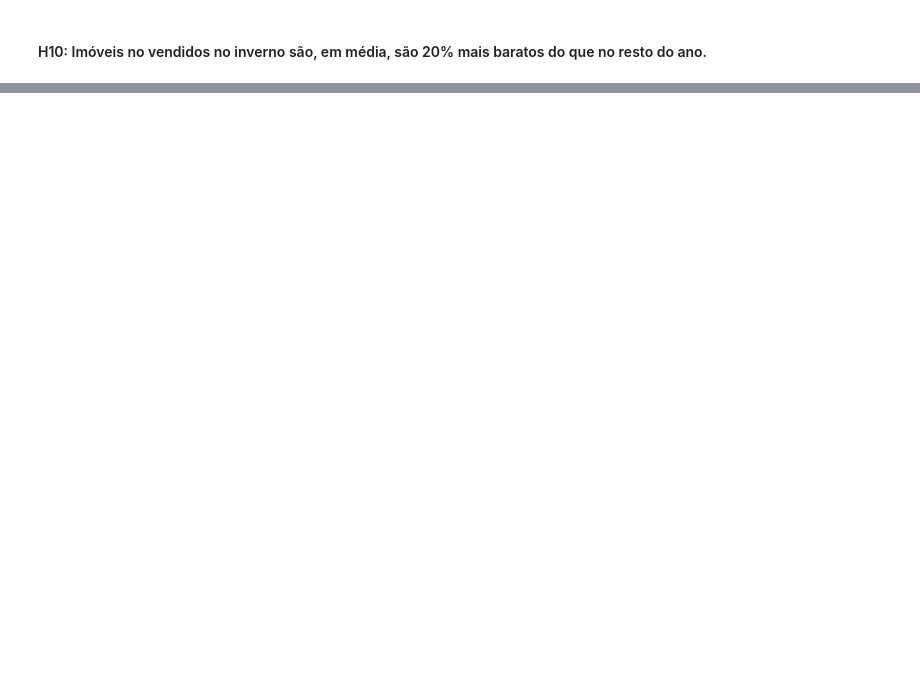
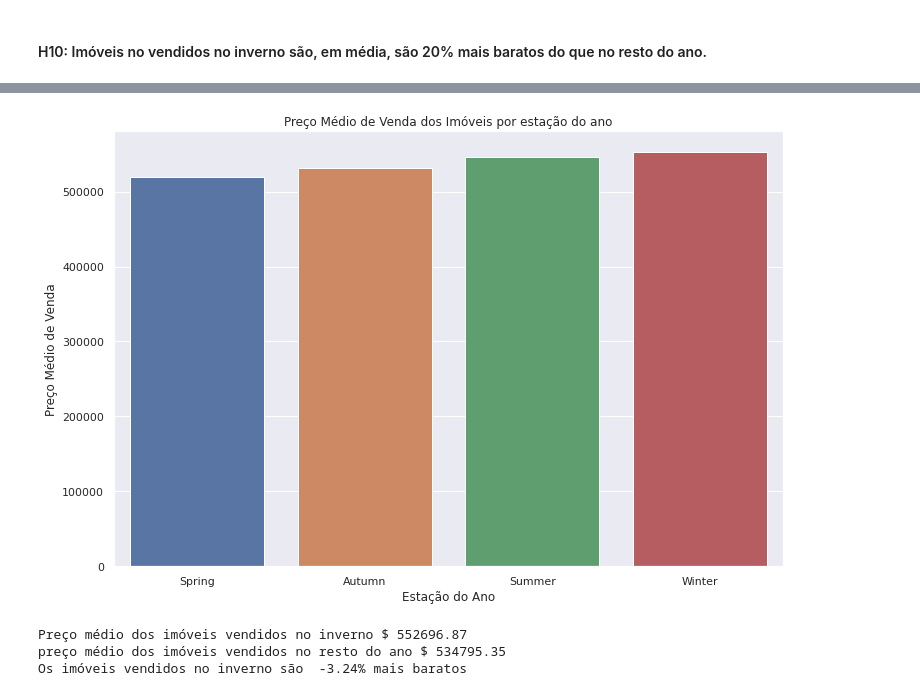
Before and after one commit to PedroFerraresi/houserocket, a Jupyter notebook: notebooks/pf_v2.0.ipynb, the cells around one changed output, grey strips where cells are left out. Saved outputs shown, nothing was run; the diff lists cells and outputs as text; code cells hidden in the pictures; blank space fills up the shorter version.

```diff
--- a/notebooks/pf_v2.0.ipynb
+++ b/notebooks/pf_v2.0.ipynb
@@ -521,0 +615,19 @@ ax = ax.set(
+# %%
+df_summer = df1.loc[ (df1['date'].dt.month >= 6) & (df1['date'].dt.month <= 8), : ]
+df_autumn = df1.loc[ (df1['date'].dt.month >= 9) & (df1['date'].dt.month <= 11), : ]
+df_spring = df1.loc[ (df1['date'].dt.month <= 2) | (df1['date'].dt.month >= 12), : ]
+df_winter = df1.loc[ (df1['date'].dt.month >= 3) & (df1['date'].dt.month <= 5), : ]
+
+mean_price_summer = round(df_summer.loc[:, 'price'].mean(), 2)
+mean_price_autumn = round(df_autumn.loc[:, 'price'].mean(), 2)
+mean_price_spring = round(df_spring.loc[:, 'price'].mean(), 2)
+mean_price_winter = round(df_winter.loc[:, 'price'].mean(), 2)
+
+df_season = pd.DataFrame([
+    {'season': 'Summer', 'mean_price': mean_price_summer},
+    {'season': 'Autumn', 'mean_price': mean_price_autumn},
+    {'season': 'Spring', 'mean_price': mean_price_spring},
+    {'season': 'Winter', 'mean_price': mean_price_winter},
+]).sort_values('mean_price')
+
+df_season
@@ -521,0 +640,28 @@ ax = ax.set(
+# %%
+ax = sns.barplot(
+    data = df_season,
+    x = 'season',
+    y = 'mean_price',
+)
+
+ax = ax.set(
+    xlabel = 'Estação do Ano',
+    ylabel = 'Preço Médio de Venda',
+    title = 'Preço Médio de Venda dos Imóveis por estação do ano',
+)
+# %% [output]
+[figure, added]
+# %%
+df_winter = df1.loc[ (df1['date'].dt.month >= 3) & (df1['date'].dt.month <= 5), : ]
+df_not_winter = df1.loc[ ~((df1['date'].dt.month >= 3) & (df1['date'].dt.month <= 5)), : ]
+
+mean_price_not_winter = round(df_not_winter.loc[:, 'price'].mean(), 2)
+mean_price_winter = round(df_winter.loc[:, 'price'].mean(), 2)
+
+print(f'Preço médio dos imóveis vendidos no inverno $ {mean_price_winter:.2f}')
+print(f'preço médio dos imóveis vendidos no resto do ano $ {mean_price_not_winter:.2f}')
+print(f'Os imóveis vendidos no inverno são  { round( ( ( mean_price_not_winter * 100) / mean_price_winter ) - 100, 2)}% mais baratos')
+# %% [output]
+Preço médio dos imóveis vendidos no inverno $ 552696.87
+preço médio dos imóveis vendidos no resto do ano $ 534795.35
+Os imóveis vendidos no inverno são  -3.24% mais baratos
```
Also changed, not shown: parts of 22 cells of this notebook.
